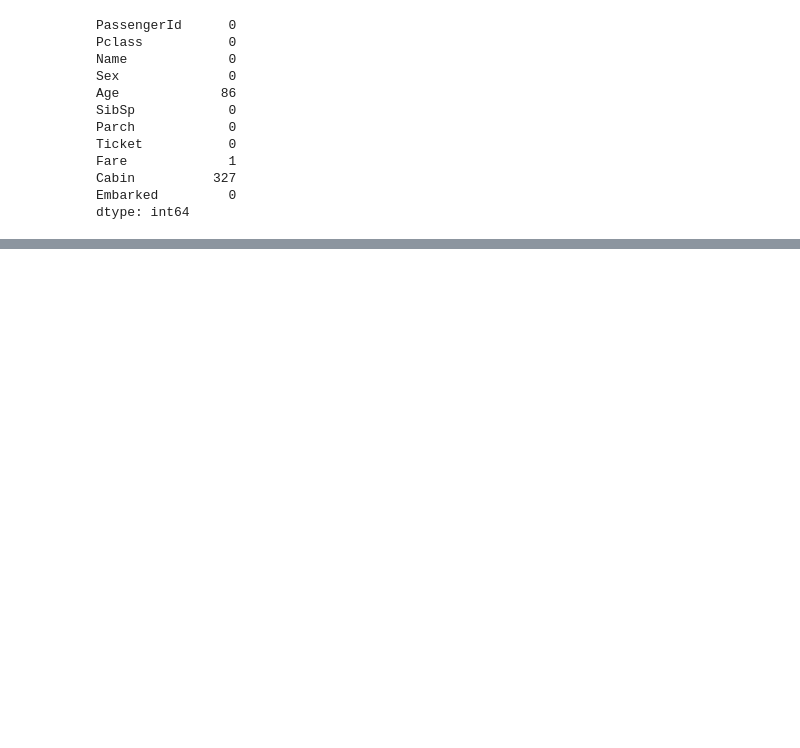
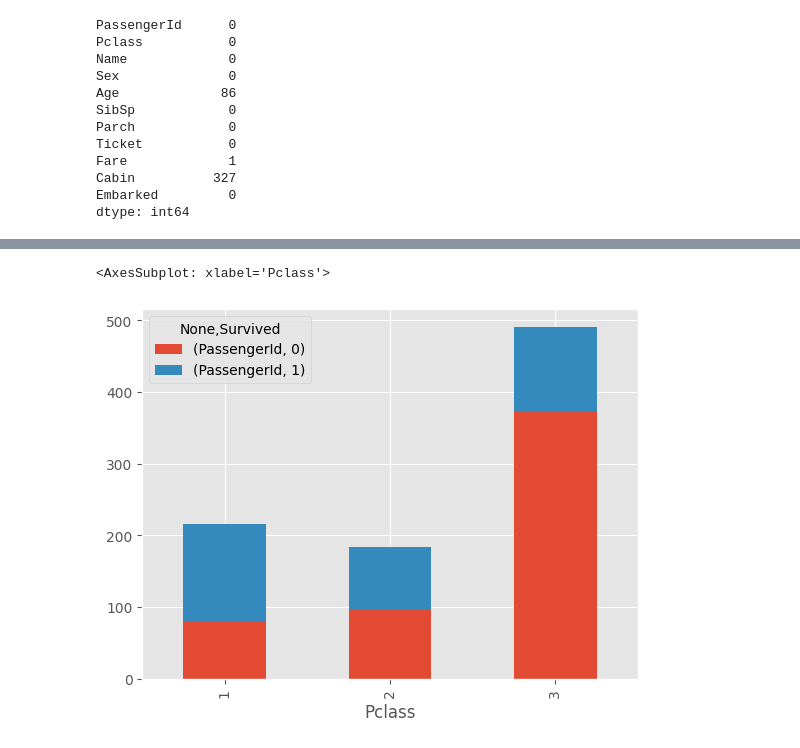
Before and after one commit to maeseok/EDA, a Jupyter notebook: Kaggle/titanic/titanic.ipynb, the cells around one changed output, grey strips where cells are left out. Drawn from its saved outputs; the diff is of its cells as text; code cells hidden in the pictures; blank space fills up the shorter version.

```diff
--- a/Kaggle/titanic/titanic.ipynb
+++ b/Kaggle/titanic/titanic.ipynb
@@ -129,0 +197,7 @@ plt.style.use("ggplot")
+# %%
+#티켓 등급 시각화
+ticket_df=train_df[["Pclass","Survived", "PassengerId"]].dropna().groupby(["Pclass","Survived"]).count().unstack()
+ticket_df.plot.bar(stacked=True)
+# %% [output]
+<AxesSubplot: xlabel='Pclass'>
+[figure, added]
```
Also changed, not shown: parts of 50 cells of this notebook, 1 other file.
